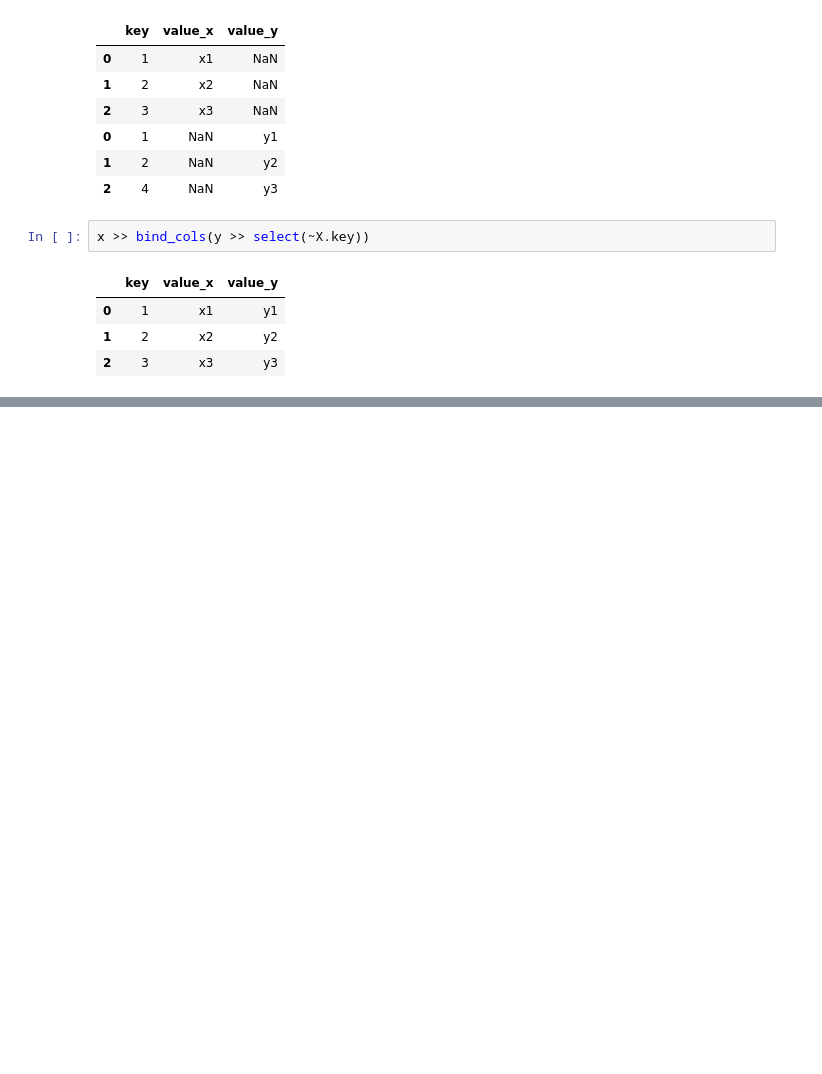
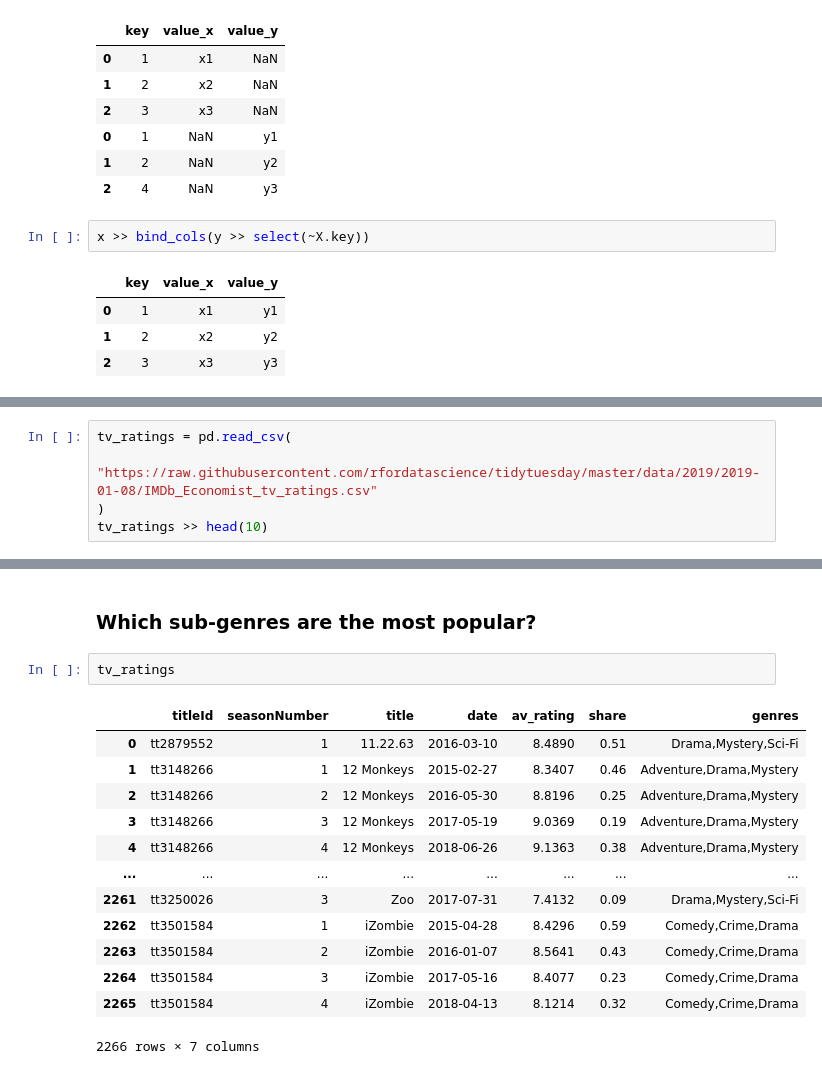
Before and after one commit to dss5202-2410/Notebooks, a Jupyter notebook: More_on_dplyr.ipynb, the cells around one changed output, grey strips where cells are left out. Saved outputs shown, nothing was run; the diff lists cells and outputs as text; blank space fills up the shorter version.

```diff
--- a/More_on_dplyr.ipynb
+++ b/More_on_dplyr.ipynb
@@ -634,0 +641,5 @@ x >> bind_cols(y >> select(~X.key))
+# %%
+tv_ratings = pd.read_csv(
+    "https://raw.githubusercontent.com/rfordatascience/tidytuesday/master/data/2019/2019-01-08/IMDb_Economist_tv_ratings.csv"
+)
+tv_ratings >> head(10)
@@ -634,0 +713,18 @@ x >> bind_cols(y >> select(~X.key))
+# %% [markdown]
+### Which sub-genres are the most popular?
+# %%
+tv_ratings
+# %% [output]
+|  | titleId | seasonNumber | title | date | av_rating | share | genres |
+| 0 | tt2879552 | 1 | 11.22.63 | 2016-03-10 | 8.4890 | 0.51 | Drama,Mystery,Sci-Fi |
+| 1 | tt3148266 | 1 | 12 Monkeys | 2015-02-27 | 8.3407 | 0.46 | Adventure,Drama,Mystery |
+| 2 | tt3148266 | 2 | 12 Monkeys | 2016-05-30 | 8.8196 | 0.25 | Adventure,Drama,Mystery |
+| 3 | tt3148266 | 3 | 12 Monkeys | 2017-05-19 | 9.0369 | 0.19 | Adventure,Drama,Mystery |
+| 4 | tt3148266 | 4 | 12 Monkeys | 2018-06-26 | 9.1363 | 0.38 | Adventure,Drama,Mystery |
+| ... | ... | ... | ... | ... | ... | ... | ... |
+| 2261 | tt3250026 | 3 | Zoo | 2017-07-31 | 7.4132 | 0.09 | Drama,Mystery,Sci-Fi |
+| 2262 | tt3501584 | 1 | iZombie | 2015-04-28 | 8.4296 | 0.59 | Comedy,Crime,Drama |
+| 2263 | tt3501584 | 2 | iZombie | 2016-01-07 | 8.5641 | 0.43 | Comedy,Crime,Drama |
+| 2264 | tt3501584 | 3 | iZombie | 2017-05-16 | 8.4077 | 0.23 | Comedy,Crime,Drama |
+| 2265 | tt3501584 | 4 | iZombie | 2018-04-13 | 8.1214 | 0.32 | Comedy,Crime,Drama |
+2266 rows × 7 columns
```
Also changed, not shown: parts of 30 cells of this notebook.
